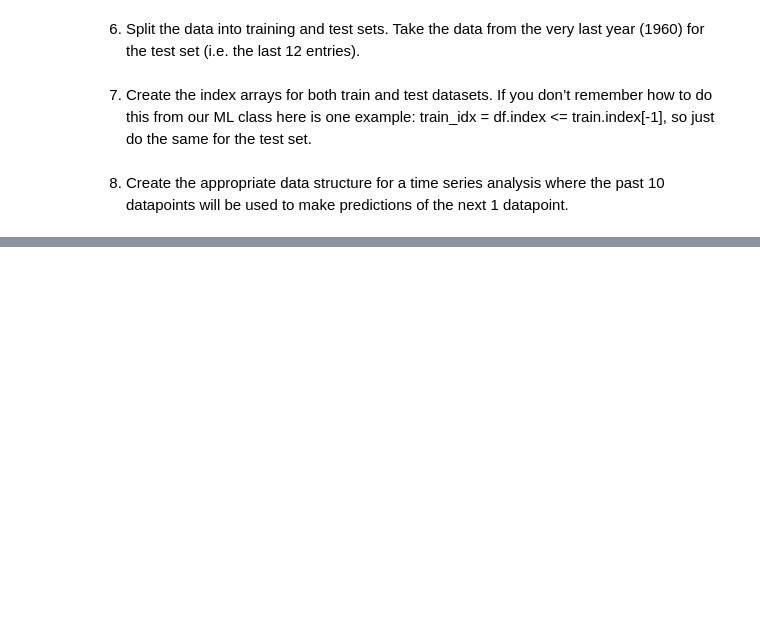
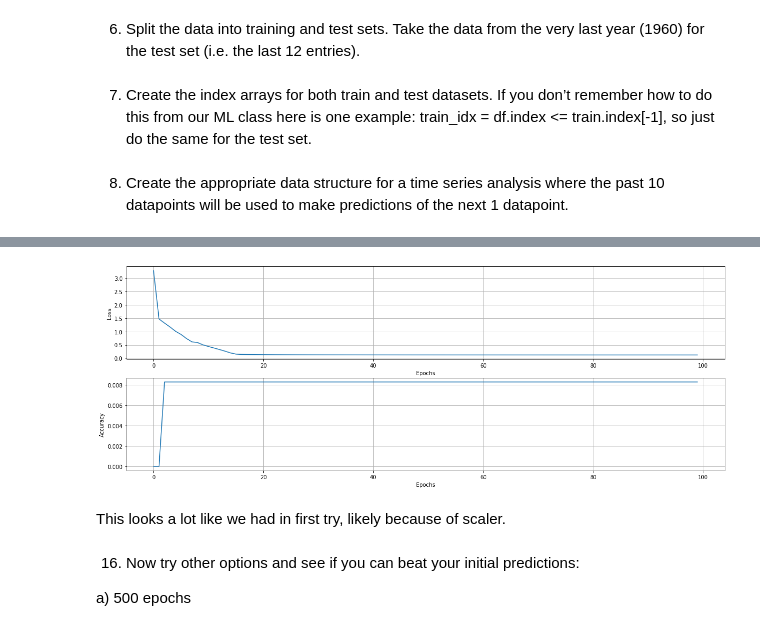
Before and after one commit to JingoBongo/statisticsLabs, a Jupyter notebook: neural_networks/lab1/lab1.ipynb, the cells around one changed output, grey strips where cells are left out. Drawn from its saved outputs; the diff is of its cells as text; code cells hidden in the pictures; blank space fills up the shorter version.

```diff
--- a/neural_networks/lab1/lab1.ipynb
+++ b/neural_networks/lab1/lab1.ipynb
@@ -150,0 +267,25 @@ def create_dataset(data,past_gens):
+# %%
+pas_dataframe = pd.DataFrame(passengers_df['Untrended Passengers'])
+scaler = MinMaxScaler(feature_range=(0, 1))
+
+test_dataframe = pas_dataframe[132:].values
+test_dataframe = test_dataframe.astype('float32')
+test_dataframe = scaler.fit_transform(test_dataframe)
+train_dataframe = pas_dataframe[:132].values
+train_dataframe = train_dataframe.astype('float32')
+train_dataframe = scaler.fit_transform(train_dataframe)
+
+X_test, y_test = create_dataset(test_dataframe, past_gens)
+X_train, y_train = create_dataset(train_dataframe, past_gens)
+
+# ====/====/====/
+
+X_test = np.reshape(X_test, (X_test.shape[0], 1, X_test.shape[1]))
+X_train = np.reshape(X_train, (X_train.shape[0], 1, X_train.shape[1]))
+
+# ====/====/====/
+
+model = Sequential()
+model.add(LSTM(25, input_shape=(1, past_gens)))
+model.compile(loss='sparse_categorical_crossentropy', optimizer='sgd', metrics=['accuracy'])
+history = model.fit(X_train, y_train, epochs=100, validation_data=(X_test, y_test), batch_size=32)
@@ -150,0 +310,26 @@ def create_dataset(data,past_gens):
+# %%
+fig, ax = plt.subplots(2,figsize=(20, 7))
+
+
+ax[0].plot(history.epoch, history.history['loss'] )
+# ax.set_title("Amount of passengers on airplanes from 1949 to 1960")
+ax[0].set_xlabel("Epochs")
+ax[0].set_ylabel("Loss")
+ax[0].grid(True)
+
+
+ax[1].plot(history.epoch, history.history['accuracy'] )
+# ax.set_title("Amount of passengers on airplanes from 1949 to 1960")
+ax[1].set_xlabel("Epochs")
+ax[1].set_ylabel("Accuracy")
+ax[1].grid(True)
+
+plt.show()
+# %% [output]
+[figure, added]
+# %% [markdown]
+This looks a lot like we had in first try, likely because of scaler.
+# %% [markdown]
+16. Now try other options and see if you can beat your initial predictions:
+
+a) 500 epochs
```
Also changed, not shown: parts of 26 cells of this notebook.
